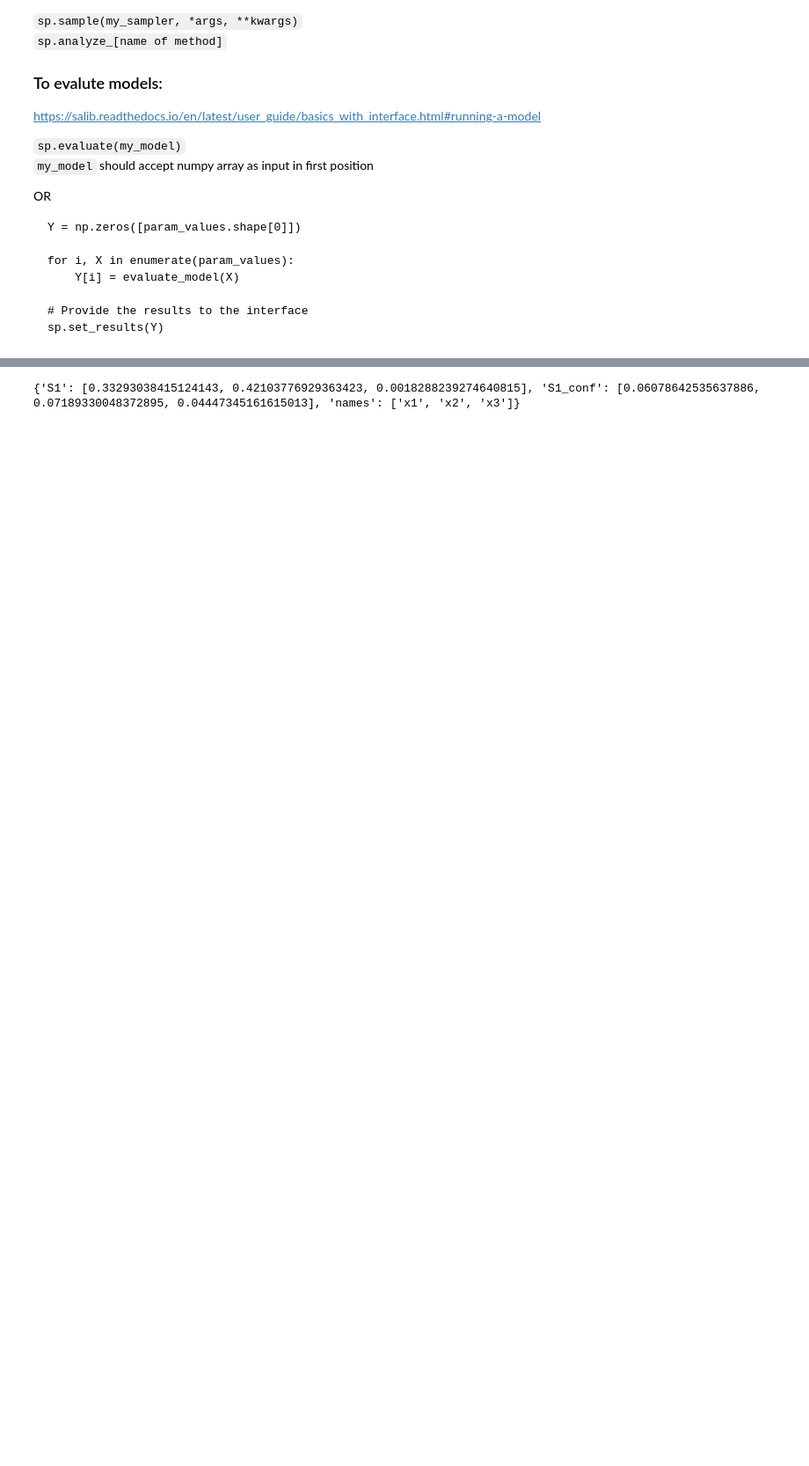
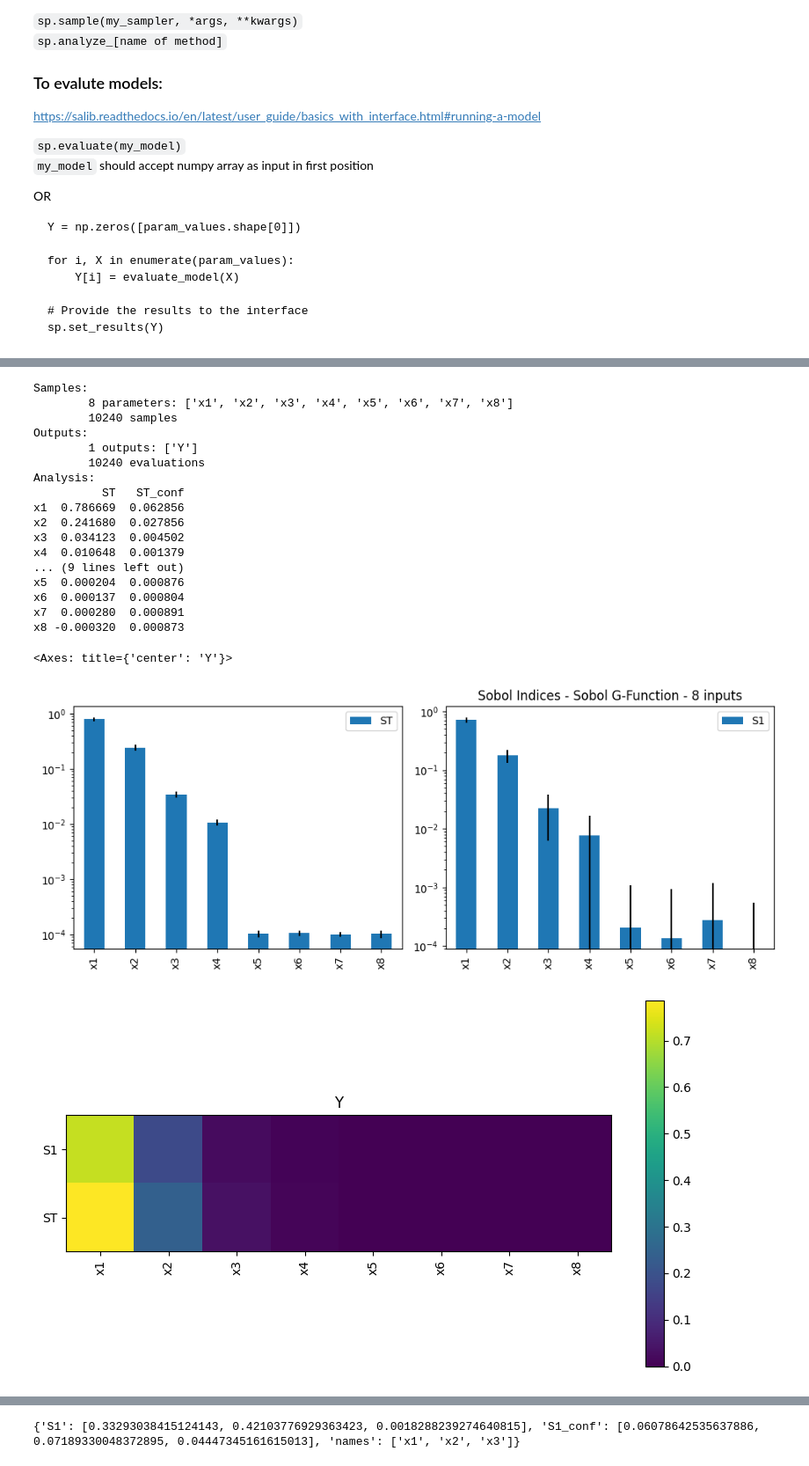
Before and after one commit to AllmieBloom/summer24, a Jupyter notebook: salib_exploration.ipynb, the cells around one changed output, grey strips where cells are left out. Shown: that part at 88% size. Drawn from its saved outputs; the diff is of its cells as text; code cells hidden in the pictures; blank space fills up the shorter version.

```diff
--- a/salib_exploration.ipynb
+++ b/salib_exploration.ipynb
@@ -87 +99,50 @@ x3  0.006142  0.053794
 [figure]
+# %%
+# ==== Sobol Indices ~ Sobol G-Function (8 inputs)===
+from SALib.test_functions import Sobol_G
+
+# define model inputs
+sp = ProblemSpec({
+    'num_vars': 8,
+    'names': ['x1', 'x2', 'x3', 'x4', 'x5', 'x6', 'x7', 'x8'],
+    'bounds': [[0,1]] * 8
+})
+
+# generate sample, evaluate mode, find sobol indices
+(sp.sample_sobol(1024, calc_second_order=False).evaluate(Sobol_G.evaluate).analyze_sobol(calc_second_order=False))
+
+print(sp)
+
+total_Si, first_Si = sp.to_df() # convert to pandas dataframe object
+
+# === Plotting results ===
+axes = sp.plot() #  returns matplotlib axes object
+axes[0].set_yscale('log') # set plot to log scale
+axes[1].set_yscale('log') # set plot to log scale
+fig = plt.gcf() # get current figure
+fig.set_size_inches(10, 4)
+plt.title(label="Sobol Indices - Sobol G-Function - 8 inputs")
+plt.tight_layout()
+
+sp.heatmap()
+# %% [output]
+Samples:
+        8 parameters: ['x1', 'x2', 'x3', 'x4', 'x5', 'x6', 'x7', 'x8']
+        10240 samples
+Outputs:
+        1 outputs: ['Y']
+        10240 evaluations
+Analysis:
+          ST   ST_conf
+x1  0.786669  0.062856
+x2  0.241680  0.027856
+x3  0.034123  0.004502
+x4  0.010648  0.001379
+... (9 lines left out)
+x5  0.000204  0.000876
+x6  0.000137  0.000804
+x7  0.000280  0.000891
+x8 -0.000320  0.000873
+<Axes: title={'center': 'Y'}>
+[figure, added]
+[figure, added]
```
Also changed, not shown: parts of 8 cells of this notebook, 1 other file.
